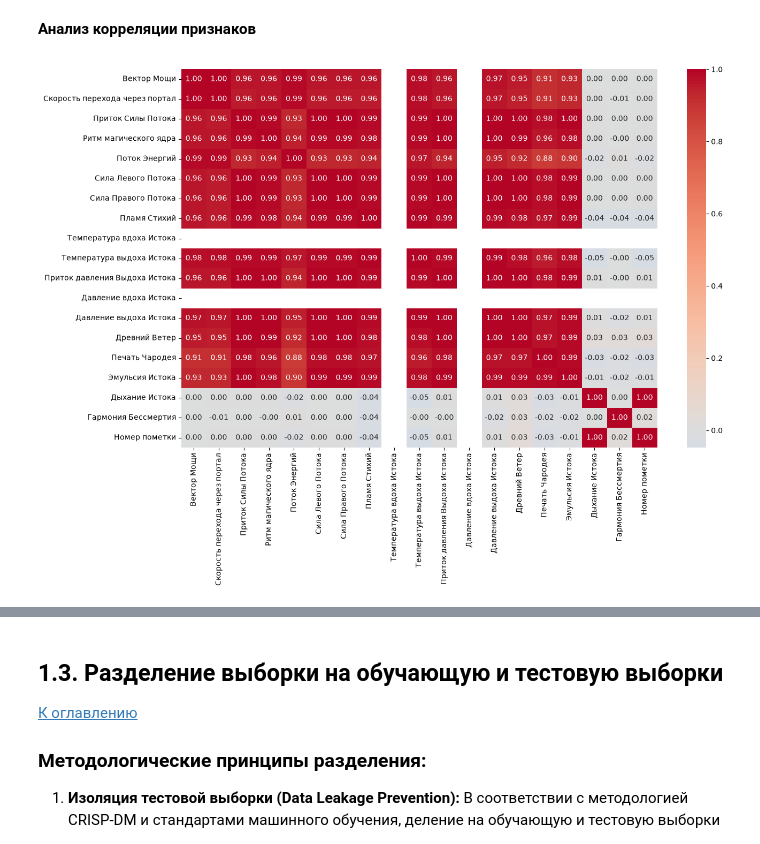
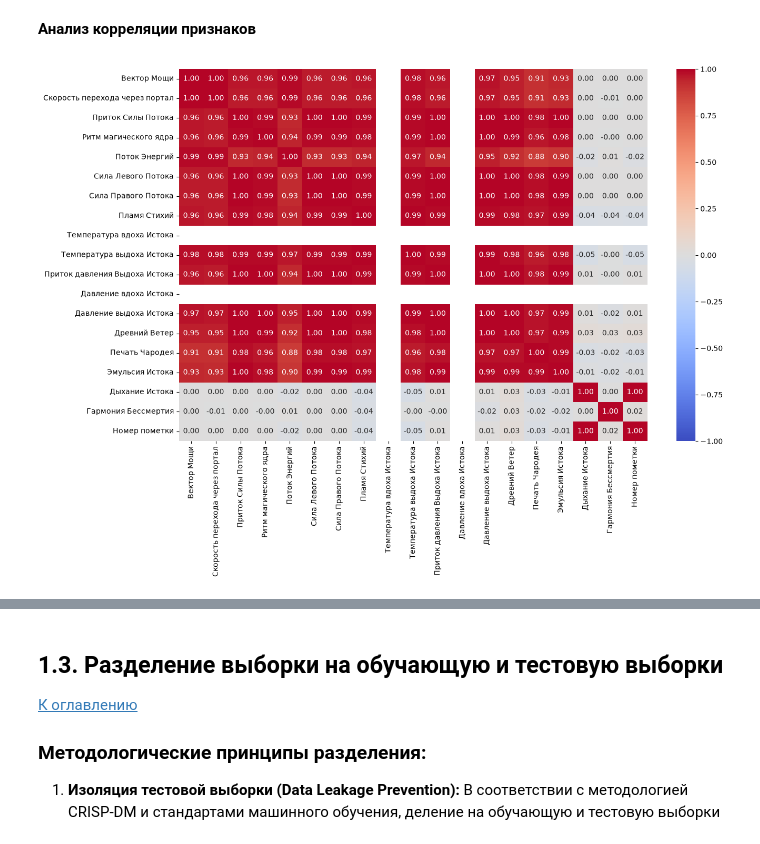
Before and after one commit to viacheslavdevelop/praktikum, a Jupyter notebook: Lab1/Lab1.ipynb, the cells around one changed output, grey strips where cells are left out. Cells and saved outputs as stored; diff of their text form; code cells hidden in the pictures.

```diff
--- a/Lab1/Lab1.ipynb
+++ b/Lab1/Lab1.ipynb
@@ -369,11 +369,11 @@ dtype: object
 # %%
 corr = df.select_dtypes(include='number').corr()
 plt.figure(figsize=(14, 10))
-sns.heatmap(corr, annot=True, cmap='coolwarm', center=0, fmt='.2f')
+sns.heatmap(corr, annot=True, cmap='coolwarm', vmax=1, vmin=-1, fmt='.2f')
 plt.tight_layout()
 plt.show()
 # %% [output]
-[figure, old version]
+[figure, new version]
 # %% [markdown]
 ### Выводы по разделу 1.2 (Первичный анализ данных):
 
```
Also changed, not shown: parts of 10 cells of this notebook.
